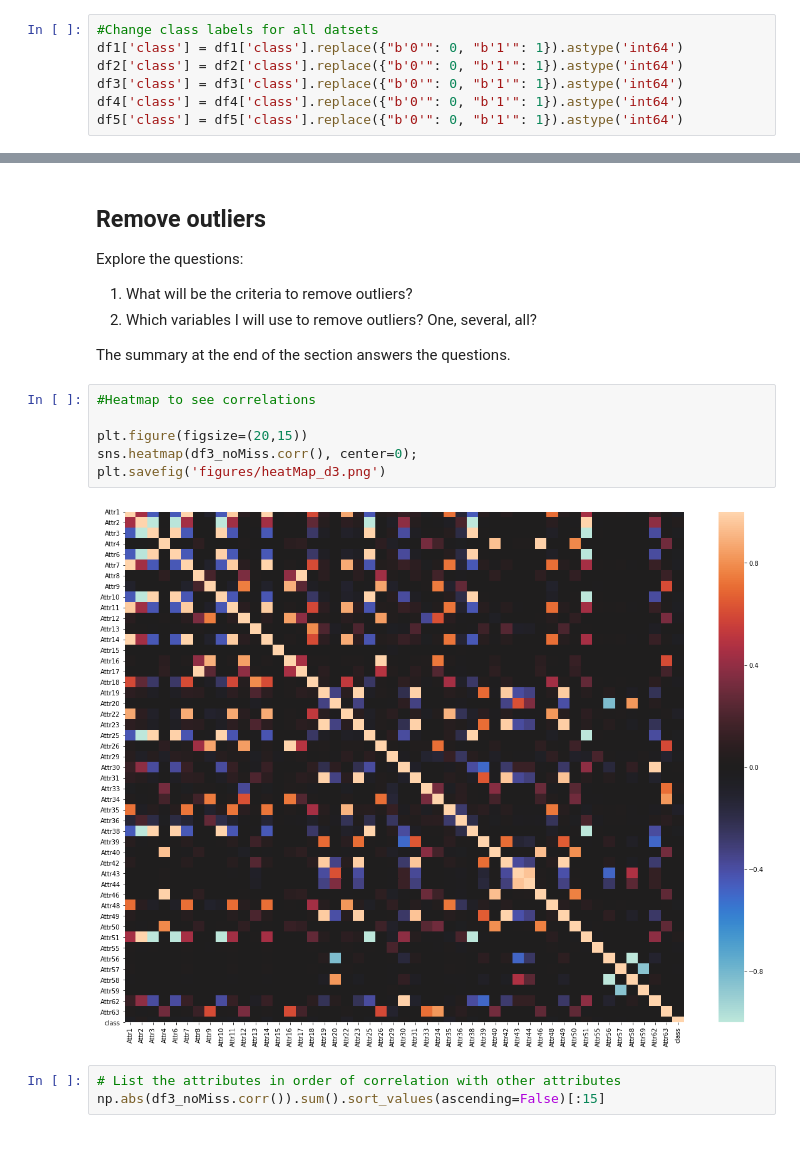
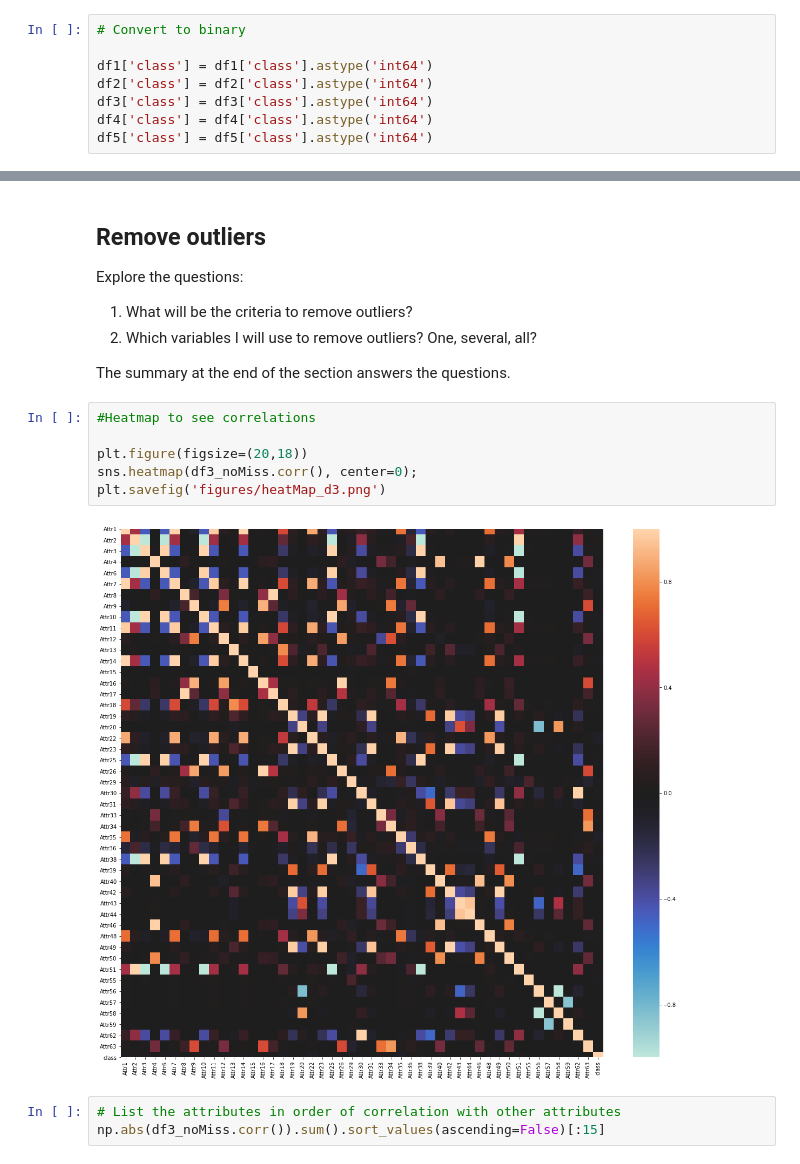
Before and after one commit to kamileyagci/project-bankruptcy-prediction, a Jupyter notebook: dataCleaning.ipynb, the cells around one changed output, grey strips where cells are left out. Drawn from its saved outputs; the diff is of its cells as text.

```diff
--- a/preprocess.ipynb
+++ b/dataCleaning.ipynb
@@ -223,9 +223,10 @@ df_test
 | 10502 | -0.001775 | 0.94780 | 0.003729 | 1.00450 | -50.2210 | 0.000000 | 0.002565 | 0.055122 | 2.12680 | 0.052245 | ... | ... |
 10503 rows × 65 columns
 # %%
-#Change class labels for all datsets
-df1['class'] = df1['class'].replace({"b'0'": 0, "b'1'": 1}).astype('int64')
-df2['class'] = df2['class'].replace({"b'0'": 0, "b'1'": 1}).astype('int64')
-df3['class'] = df3['class'].replace({"b'0'": 0, "b'1'": 1}).astype('int64')
-df4['class'] = df4['class'].replace({"b'0'": 0, "b'1'": 1}).astype('int64')
-df5['class'] = df5['class'].replace({"b'0'": 0, "b'1'": 1}).astype('int64')
+# Convert to binary
+
+df1['class'] = df1['class'].astype('int64')
+df2['class'] = df2['class'].astype('int64')
+df3['class'] = df3['class'].astype('int64')
+df4['class'] = df4['class'].astype('int64')
+df5['class'] = df5['class'].astype('int64')
@@ -637,11 +644,11 @@ The summary at the end of the section answers the questions.
 # %%
 #Heatmap to see correlations
 
-plt.figure(figsize=(20,15))
+plt.figure(figsize=(20,18))
 sns.heatmap(df3_noMiss.corr(), center=0);
 plt.savefig('figures/heatMap_d3.png')
 # %% [output]
-[figure, old version]
+[figure, new version]
 # %%
 # List the attributes in order of correlation with other attributes
 np.abs(df3_noMiss.corr()).sum().sort_values(ascending=False)[:15]
```
Also changed, not shown: parts of 11 cells of this notebook, 10 other files.
